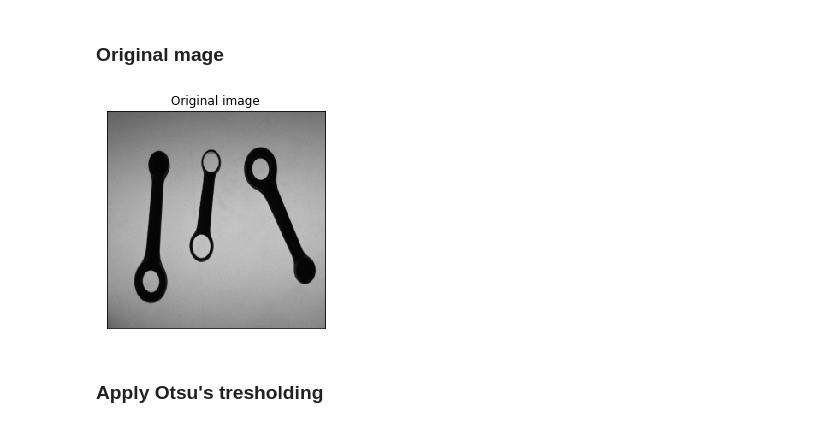
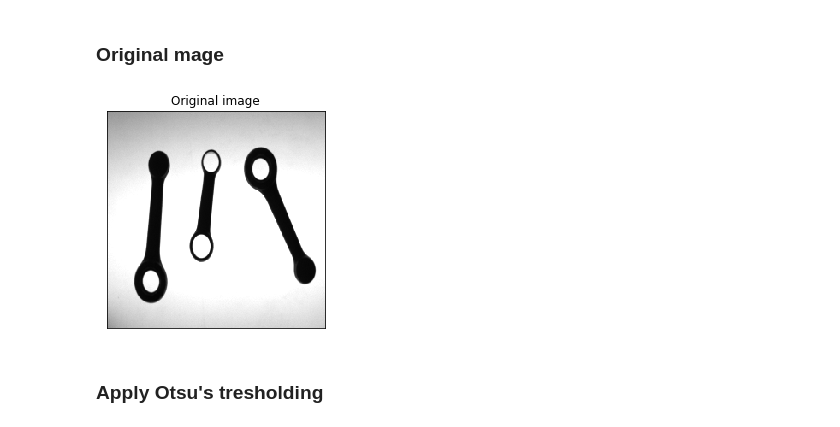
Before and after one commit to pptr3/connecting-rods, a Jupyter notebook: Connecting Rods.ipynb, the cells around one changed output. Drawn from its saved outputs; the diff is of its cells as text; code cells hidden in the pictures.

```diff
--- a/Connecting Rods.ipynb
+++ b/Connecting Rods.ipynb
@@ -5,16 +5,16 @@
 # %%
 import cv2 as cv
 import numpy as np
 from matplotlib import pyplot as plt
 plt.figure(figsize=(4,4))
 
-original_img = cv.imread('testImages/TESI01.BMP',0)
+original_img = cv.imread('testImages/TESI00.BMP',0)
 img = original_img.copy()
 plt.imshow(img, cmap='gray',vmin=0,vmax=255)
 plt.title('Original image'), plt.xticks([]), plt.yticks([])
 plt.show()
 # %% [output]
-[figure, old version]
+[figure, new version]
 # %% [markdown]
 ### Apply Otsu's tresholding
 # %%
```
Also changed, not shown: parts of 6 cells of this notebook.
